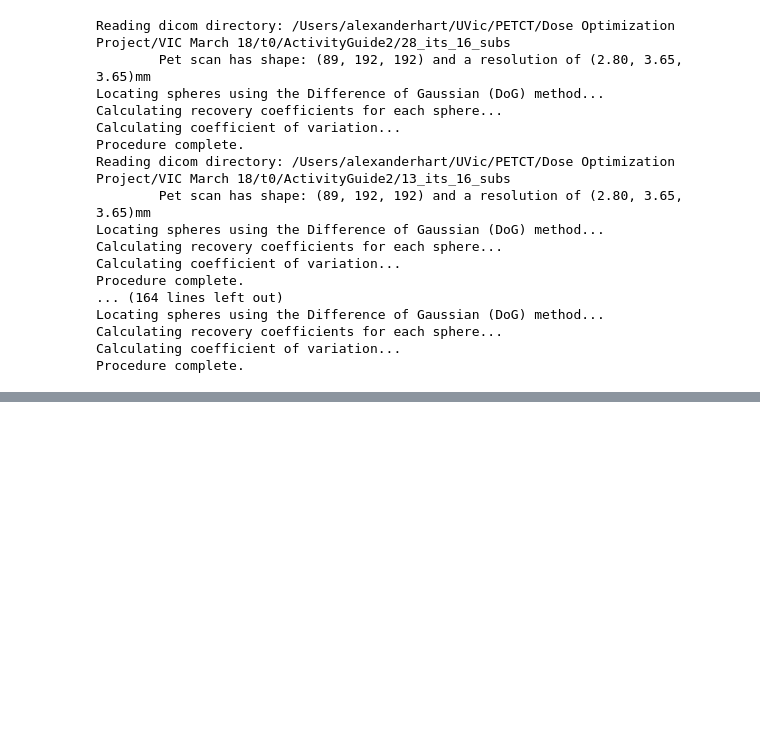
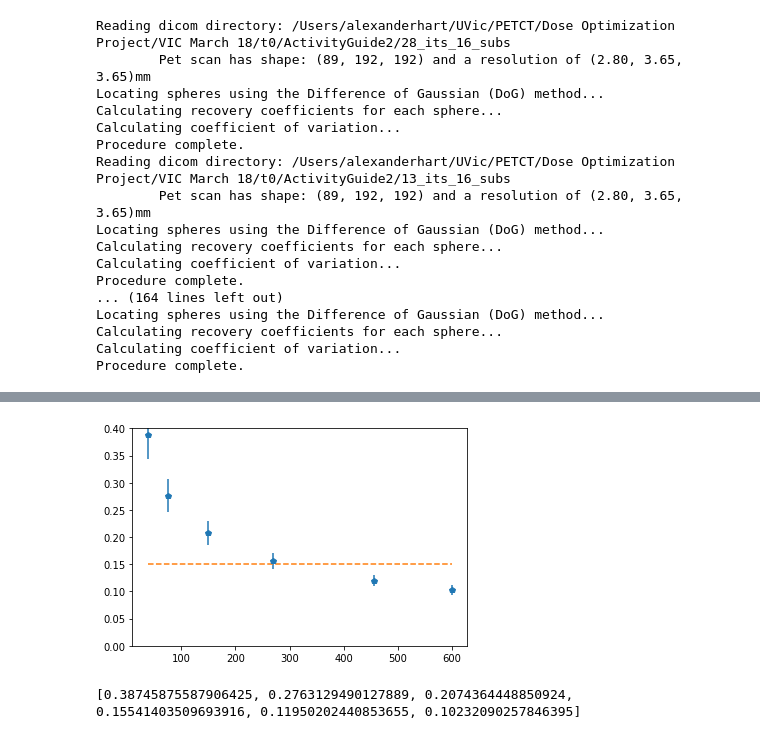
Before and after one commit to devhliu/earl_nema, a Jupyter notebook: analysis.ipynb, the cells around one changed output, grey strips where cells are left out. Cells and saved outputs as stored; diff of their text form; code cells hidden in the pictures; blank space fills up the shorter version.

Commit message:
Create plots and background corrected segmentation

```diff
--- a/analysis.ipynb
+++ b/analysis.ipynb
@@ -31,8 +32,8 @@ for j in its_dirs:
     image_path = os.path.join(j,image_list[0])
     image = pydicom.dcmread(image_path)
     iterations.append(image[its].value)
-    RC.append(NemaRC(j,20,0))
-    its_cov.append(a.COV)
+    RC.append(NemaRC(j,20,2.0,0))
+    #its_cov.append(a.COV)
 
 #Function to pick out a particular iteration, it, from list of NemaRC objects
 def RC_iter(it):
@@ -71,5 +78,14 @@ c.plot_RCs()
 # %%
+iters = range(1,31)
+its_cov = []
+cov_error = []
+for i in iters:
+    a = RC_iter(i)
+    its_cov.append(a.COV)
+    #cov_error.append(a.COV_error)
 
+
+#plt.errorbar(iterations,its_cov,yerr=cov_error,marker='o',linestyle='')
 plt.plot(iterations,its_cov,marker='o',linestyle='')
 plt.xlabel('Number of Iterations')
 plt.ylabel('COV')
@@ -102,0 +95,18 @@ SyntaxError: cannot assign to operator (<ipython-input-50-8e46a0f84fd0>, line 1)
+# %%
+#Check CoV for all t0 scans, TOF PSF 2i_34s with no filter
+
+duration = [38,75,2.5*60,4.5*60,7.6*60,10*60]
+
+recon_list = ['/Users/alexanderhart/t0/38s/fx_2i_34s/',
+            '/Users/alexanderhart/t0/75s/fx_2i_34s/',
+            '/Users/alexanderhart/t0/2p5m/fx_2i_34s/',
+            '/Users/alexanderhart/t0/4p5m/fx_2i_34s/',
+            '/Users/alexanderhart/t0/7p5m/fx_2i_34s/',
+            '/Users/alexanderhart/t0/10m/fx_2i_34s/']
+
+t0_cov = []
+cov_error = []
+for recon in recon_list:
+    a = NemaRC(recon,20,2.0,0)
+    t0_cov.append(a.COV)
+    cov_error.append(a.COV_error)
@@ -102,0 +131,12 @@ SyntaxError: cannot assign to operator (<ipython-input-50-8e46a0f84fd0>, line 1)
+# %%
+threshold = [0.15,0.15,0.15,0.15,0.15,0.15]
+plt.errorbar(duration,t0_cov,yerr=cov_error,marker='p',linestyle='')
+plt.plot(duration,threshold,linestyle = 'dashed')
+plt.ylim(0,0.4)
+plt.show()
+print(t0_cov)
+cov_2i_nofilter = t0_cov
+cov_2i_nofilter.reverse()
+# %% [output]
+[figure, added]
+[0.38745875587906425, 0.2763129490127889, 0.2074364448850924, 0.15541403509693916, 0.11950202440853655, 0.10232090257846395]
```
Also changed, not shown: parts of 37 cells of this notebook, 2 other files.
